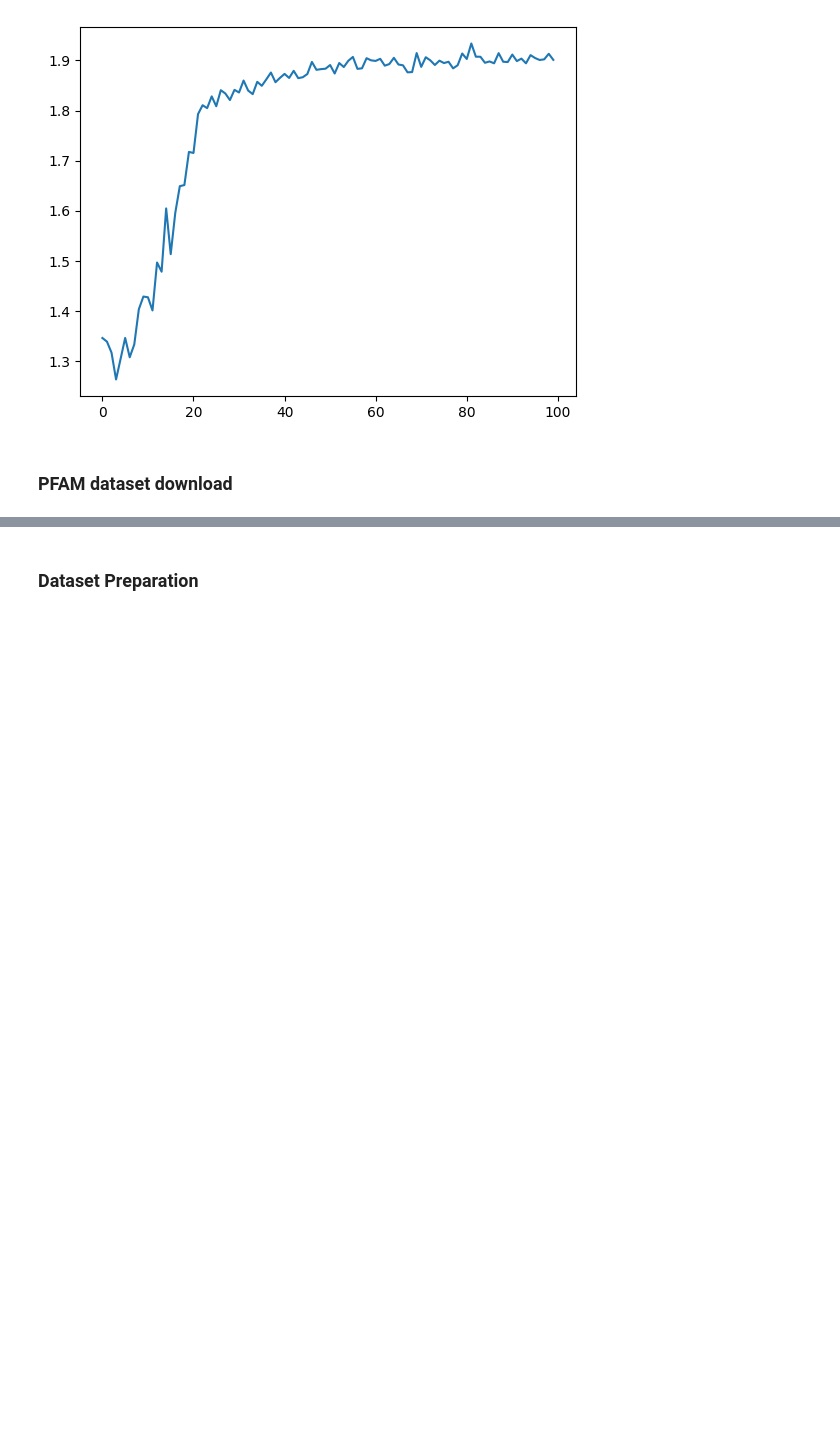
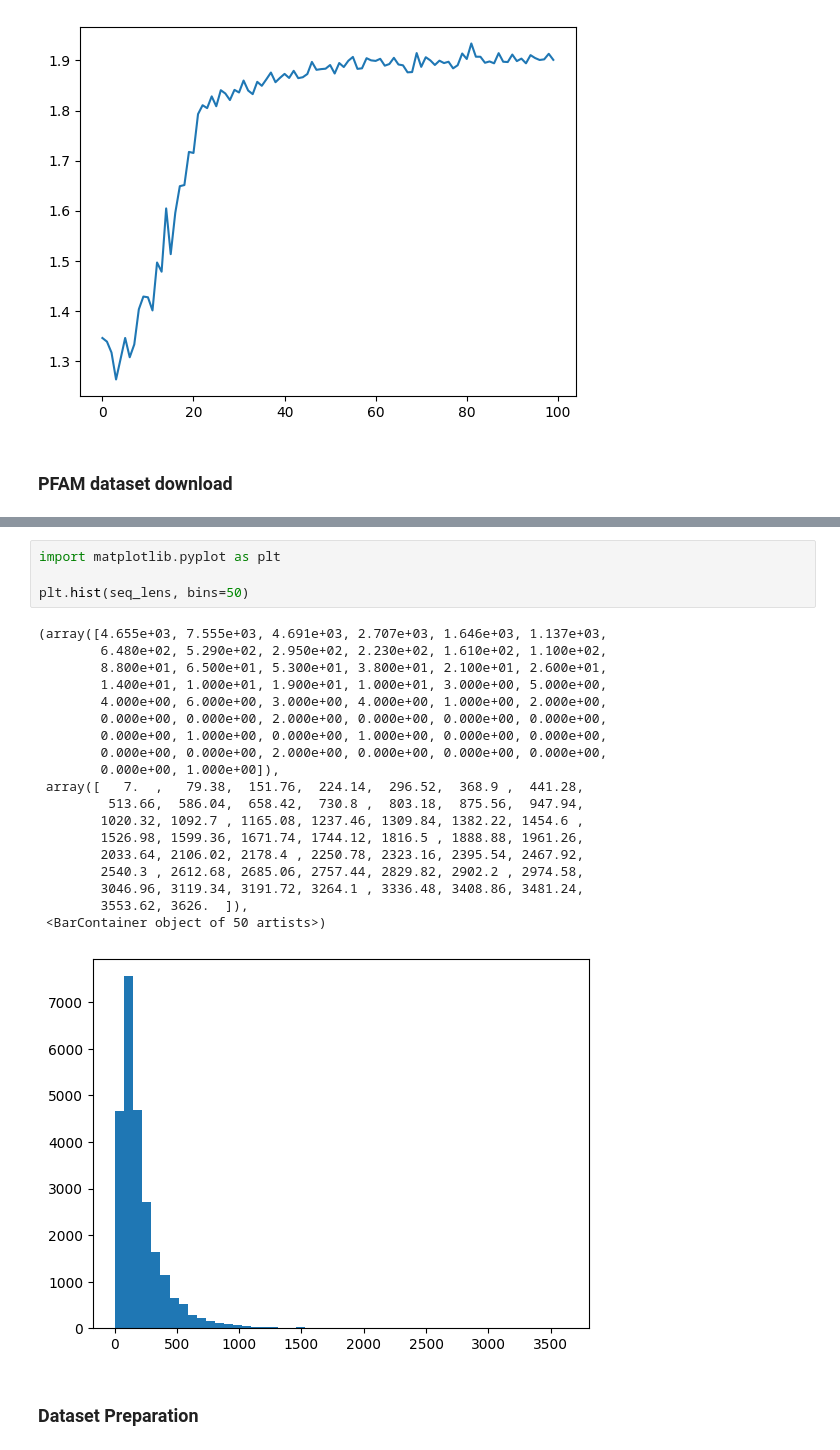
Before and after one commit to anamaysamant/MSA-phylogeny-generation, a Jupyter notebook: Phylomodel_explore.ipynb, the cells around one changed output, grey strips where cells are left out. Saved outputs shown, nothing was run; the diff lists cells and outputs as text; blank space fills up the shorter version.

```diff
--- a/Phylomodel_explore.ipynb
+++ b/Phylomodel_explore.ipynb
@@ -692,3 +728,27 @@ import numpy as np
+# %%
+import matplotlib.pyplot as plt
+
+plt.hist(seq_lens, bins=50)
+# %% [output]
+(array([4.655e+03, 7.555e+03, 4.691e+03, 2.707e+03, 1.646e+03, 1.137e+03,
+        6.480e+02, 5.290e+02, 2.950e+02, 2.230e+02, 1.610e+02, 1.100e+02,
+        8.800e+01, 6.500e+01, 5.300e+01, 3.800e+01, 2.100e+01, 2.600e+01,
+        1.400e+01, 1.000e+01, 1.900e+01, 1.000e+01, 3.000e+00, 5.000e+00,
+        4.000e+00, 6.000e+00, 3.000e+00, 4.000e+00, 1.000e+00, 2.000e+00,
+        0.000e+00, 0.000e+00, 2.000e+00, 0.000e+00, 0.000e+00, 0.000e+00,
+        0.000e+00, 1.000e+00, 0.000e+00, 1.000e+00, 0.000e+00, 0.000e+00,
+        0.000e+00, 0.000e+00, 2.000e+00, 0.000e+00, 0.000e+00, 0.000e+00,
+        0.000e+00, 1.000e+00]),
+ array([   7.  ,   79.38,  151.76,  224.14,  296.52,  368.9 ,  441.28,
+         513.66,  586.04,  658.42,  730.8 ,  803.18,  875.56,  947.94,
+        1020.32, 1092.7 , 1165.08, 1237.46, 1309.84, 1382.22, 1454.6 ,
+        1526.98, 1599.36, 1671.74, 1744.12, 1816.5 , 1888.88, 1961.26,
+        2033.64, 2106.02, 2178.4 , 2250.78, 2323.16, 2395.54, 2467.92,
+        2540.3 , 2612.68, 2685.06, 2757.44, 2829.82, 2902.2 , 2974.58,
+        3046.96, 3119.34, 3191.72, 3264.1 , 3336.48, 3408.86, 3481.24,
+        3553.62, 3626.  ]),
+ <BarContainer object of 50 artists>)
+[figure, added]
 # %% [markdown]
 ### Dataset Preparation
 # %%
```
Also changed, not shown: parts of 11 cells of this notebook, 58 other files.
